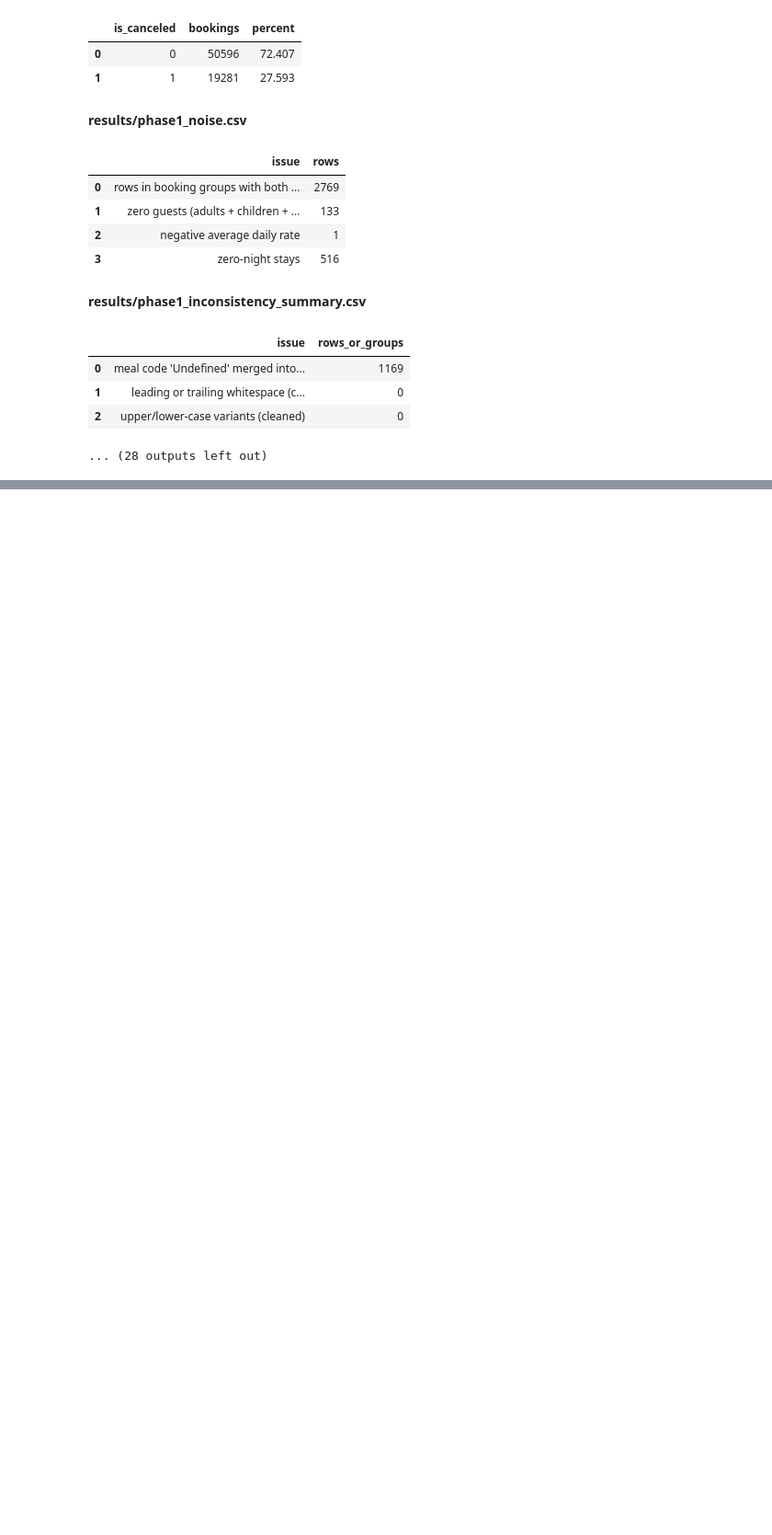
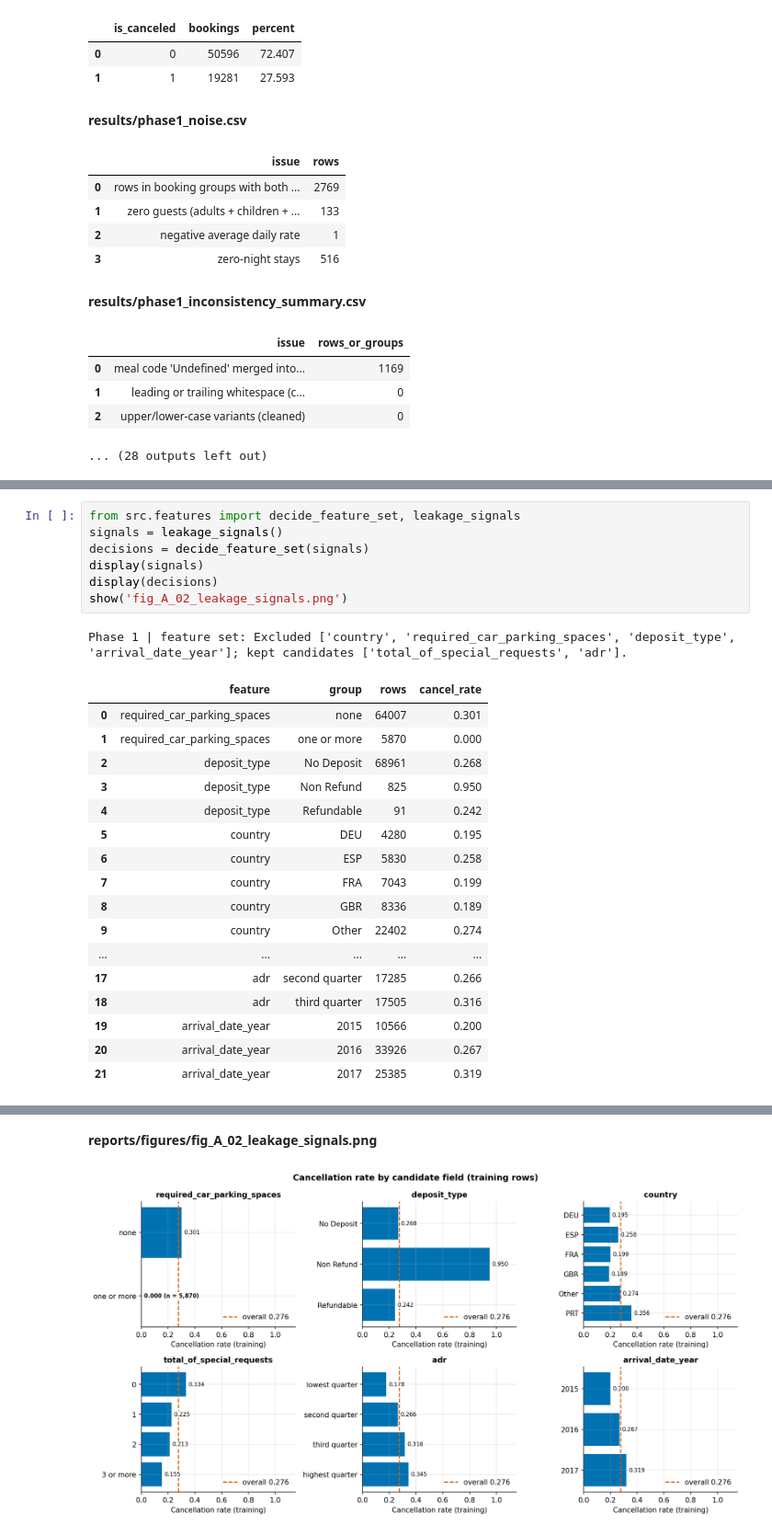
Before and after one commit to WaiK3412/hotel-cancellation-ml, a Jupyter notebook: notebooks/01_problem_eda.ipynb, the cells around one changed output, grey strips where cells are left out. Shown at 92% size. Saved outputs shown, nothing was run; the diff lists cells and outputs as text; blank space fills up the shorter version.

```diff
--- a/notebooks/01_problem_eda.ipynb
+++ b/notebooks/01_problem_eda.ipynb
@@ -121,0 +127,26 @@ show('fig_C_01_correlations.png', 'fig_C_02_associations.png', 'fig_C_03_target_
+# %%
+from src.features import decide_feature_set, leakage_signals
+signals = leakage_signals()
+decisions = decide_feature_set(signals)
+display(signals)
+display(decisions)
+show('fig_A_02_leakage_signals.png')
+# %% [output]
+Phase 1 | feature set: Excluded ['country', 'required_car_parking_spaces', 'deposit_type', 'arrival_date_year']; kept candidates ['total_of_special_requests', 'adr'].
+|  | feature | group | rows | cancel_rate |
+| 0 | required_car_parking_spaces | none | 64007 | 0.301 |
+| 1 | required_car_parking_spaces | one or more | 5870 | 0.000 |
+| 2 | deposit_type | No Deposit | 68961 | 0.268 |
+| 3 | deposit_type | Non Refund | 825 | 0.950 |
+| 4 | deposit_type | Refundable | 91 | 0.242 |
+| 5 | country | DEU | 4280 | 0.195 |
+| 6 | country | ESP | 5830 | 0.258 |
+| 7 | country | FRA | 7043 | 0.199 |
+| 8 | country | GBR | 8336 | 0.189 |
+| 9 | country | Other | 22402 | 0.274 |
+| ... | ... | ... | ... | ... |
+| 17 | adr | second quarter | 17285 | 0.266 |
+| 18 | adr | third quarter | 17505 | 0.316 |
+| 19 | arrival_date_year | 2015 | 10566 | 0.200 |
+| 20 | arrival_date_year | 2016 | 33926 | 0.267 |
+| 21 | arrival_date_year | 2017 | 25385 | 0.319 |
@@ -121,0 +160,2 @@ show('fig_C_01_correlations.png', 'fig_C_02_associations.png', 'fig_C_03_target_
+**reports/figures/fig_A_02_leakage_signals.png**
+[figure, added]
```
Also changed, not shown: parts of 2 cells of this notebook, 3 other files.
